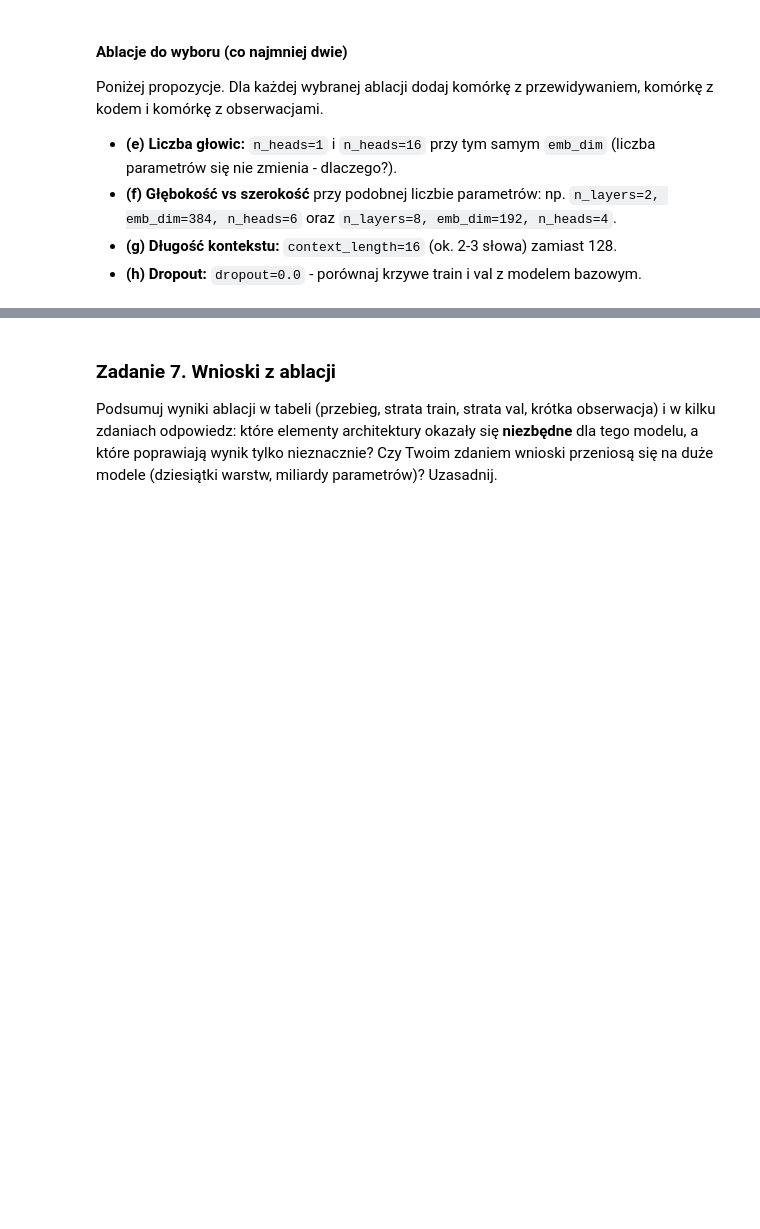
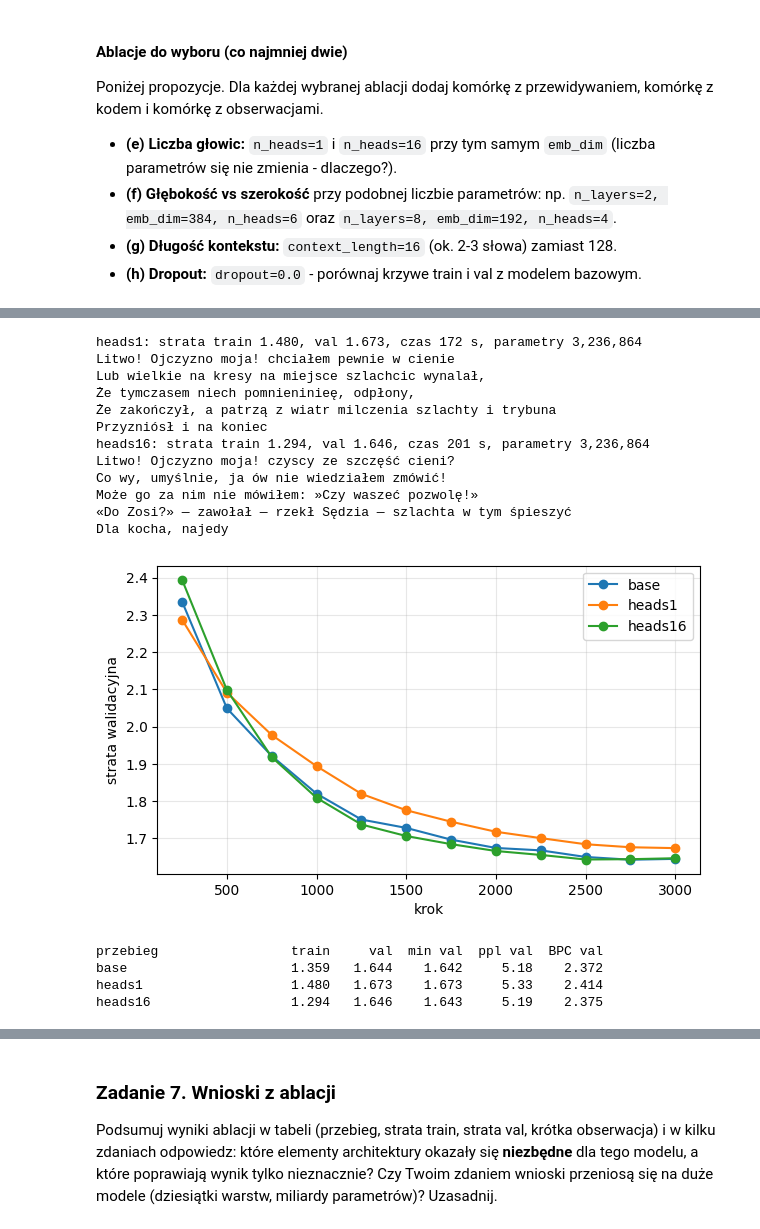
Before and after one commit to gostek198/podstawy-llm-lab-eiti-pw, a Jupyter notebook: lab02/lab02_nanoGPT_LAB.ipynb, the cells around one changed output, grey strips where cells are left out. Drawn from its saved outputs; the diff is of its cells as text; code cells hidden in the pictures; blank space fills up the shorter version.

```diff
--- a/lab02/lab02_nanoGPT_LAB.ipynb
+++ b/lab02/lab02_nanoGPT_LAB.ipynb
@@ -1095,0 +1101,22 @@ Poniżej propozycje. Dla każdej wybranej ablacji dodaj komórkę z przewidywani
+# %%
+m_heads1 = run("heads1", replace(BASE, n_heads=1))
+m_heads16 = run("heads16", replace(BASE, n_heads=16))
+compare(["base", "heads1", "heads16"])
+# %% [output]
+heads1: strata train 1.480, val 1.673, czas 172 s, parametry 3,236,864
+Litwo! Ojczyzno moja! chciałem pewnie w cienie
+Lub wielkie na kresy na miejsce szlachcic wynalał,
+Że tymczasem niech pomnieninieę, odpłony,
+Że zakończył, a patrzą z wiatr milczenia szlachty i trybuna
+Przyzniósł i na koniec
+heads16: strata train 1.294, val 1.646, czas 201 s, parametry 3,236,864
+Litwo! Ojczyzno moja! czyscy ze szczęść cieni?
+Co wy, umyślnie, ja ów nie wiedziałem zmówić!
+Może go za nim nie mówiłem: »Czy waszeć pozwolę!»
+«Do Zosi?» — zawołał — rzekł Sędzia — szlachta w tym śpieszyć
+Dla kocha, najedy
+[figure, added]
+przebieg                 train     val  min val  ppl val  BPC val
+base                     1.359   1.644    1.642     5.18    2.372
+heads1                   1.480   1.673    1.673     5.33    2.414
+heads16                  1.294   1.646    1.643     5.19    2.375
```
Also changed, not shown: parts of 17 cells of this notebook.
